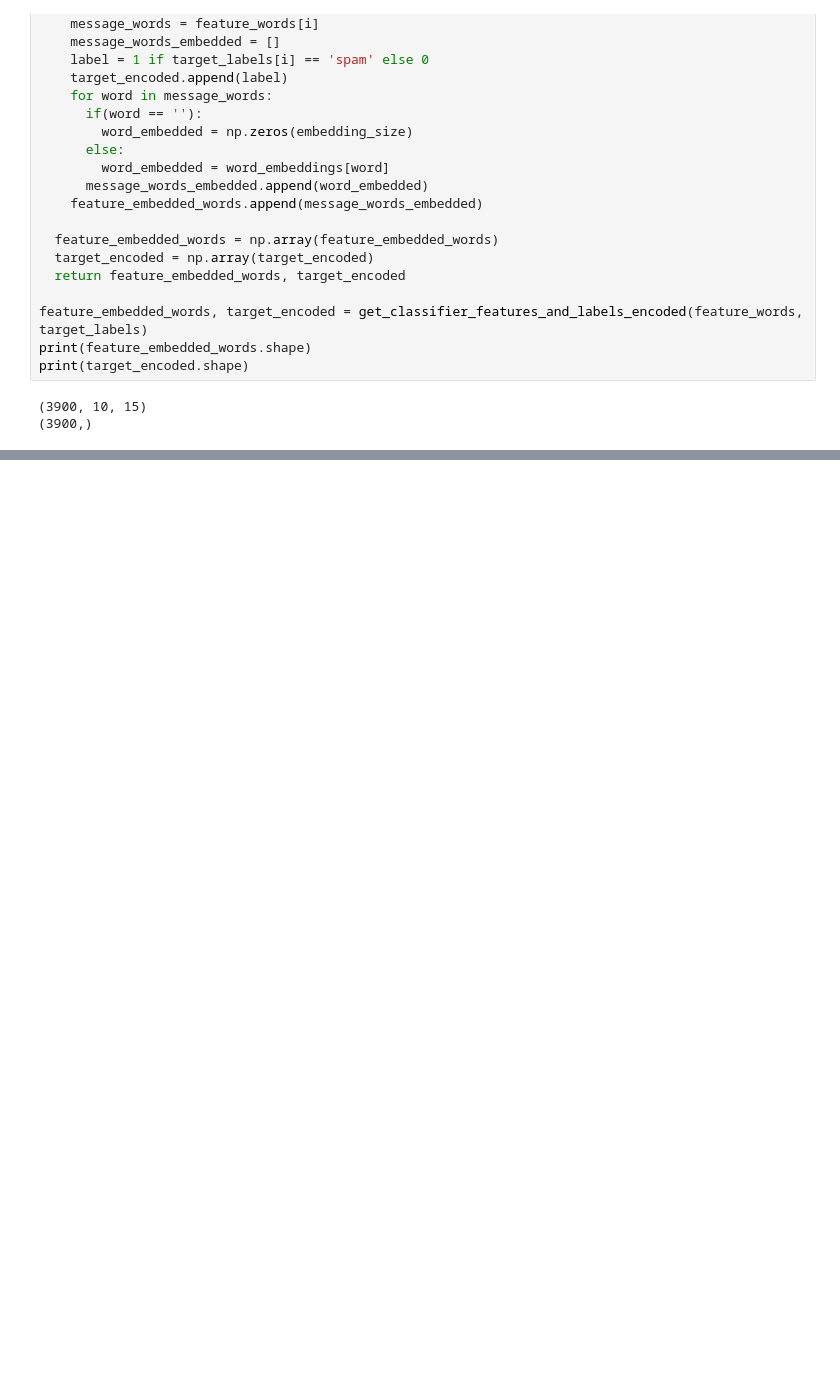
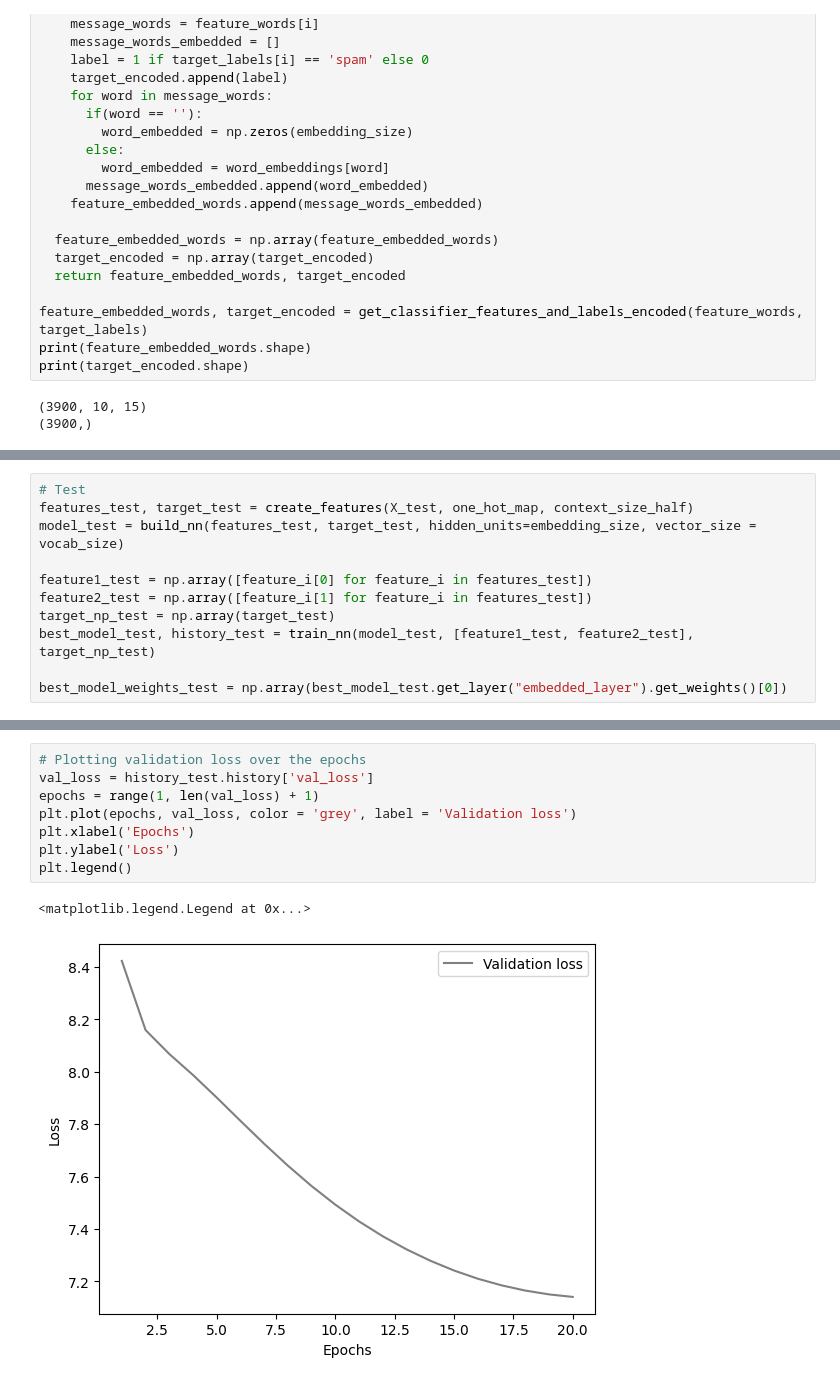
Before and after one commit to ROHIT779/ml-projects, a Jupyter notebook: sms-spam-classifier/sms_spam_classifier.ipynb, the cells around one changed output, grey strips where cells are left out. Cells and saved outputs as stored; diff of their text form; blank space fills up the shorter version.

```diff
--- a/sms-spam-classifier/sms_spam_classifier.ipynb
+++ b/sms-spam-classifier/sms_spam_classifier.ipynb
@@ -391,0 +390,11 @@ plt.legend()
+# %%
+# Test
+features_test, target_test = create_features(X_test, one_hot_map, context_size_half)
+model_test = build_nn(features_test, target_test, hidden_units=embedding_size, vector_size = vocab_size)
+
+feature1_test = np.array([feature_i[0] for feature_i in features_test])
+feature2_test = np.array([feature_i[1] for feature_i in features_test])
+target_np_test = np.array(target_test)
+best_model_test, history_test = train_nn(model_test, [feature1_test, feature2_test], target_np_test)
+
+best_model_weights_test = np.array(best_model_test.get_layer("embedded_layer").get_weights()[0])
@@ -391,0 +419,11 @@ plt.legend()
+# %%
+# Plotting validation loss over the epochs
+val_loss = history_test.history['val_loss']
+epochs = range(1, len(val_loss) + 1)
+plt.plot(epochs, val_loss, color = 'grey', label = 'Validation loss')
+plt.xlabel('Epochs')
+plt.ylabel('Loss')
+plt.legend()
+# %% [output]
+<matplotlib.legend.Legend at 0x...>
+[figure, added]
```
Also changed, not shown: parts of 10 cells of this notebook.
